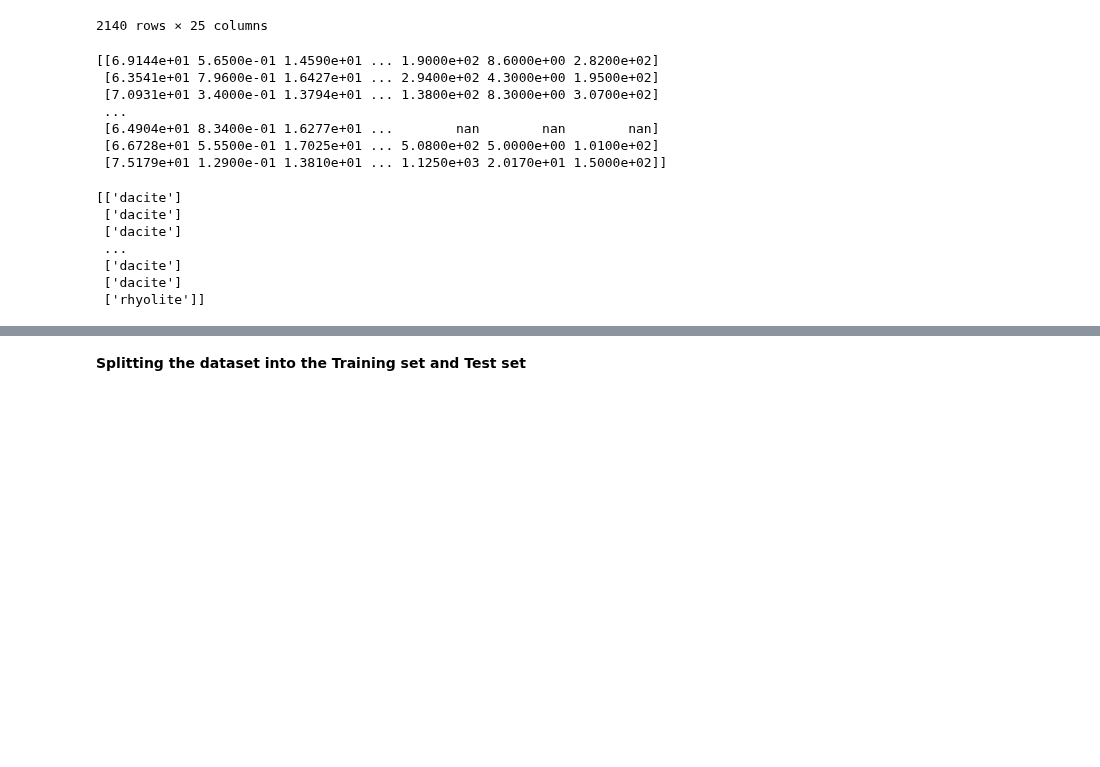
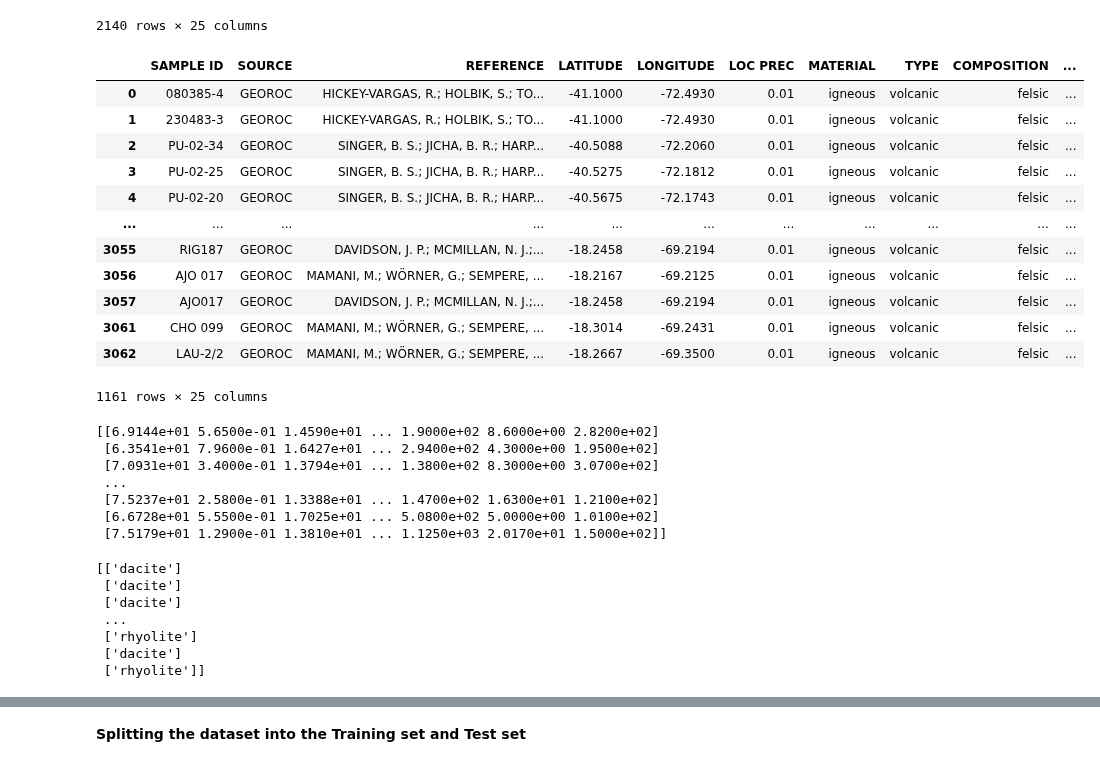
Before and after one commit to DSEI21000-S21/project-clustering-geological-samples, a Jupyter notebook: Project_notebook_final_JatinJain.ipynb, the cells around one changed output, grey strips where cells are left out. Cells and saved outputs as stored; diff of their text form; code cells hidden in the pictures; blank space fills up the shorter version.

```diff
--- a/Project_notebook_final_JatinJain.ipynb
+++ b/Project_notebook_final_JatinJain.ipynb
@@ -204,6 +207,25 @@ datasetpro
 | 3061 | CHO 099 | GEOROC | MAMANI, M.; WÖRNER, G.; SEMPERE, ... | -18.3014 | -69.2431 | 0.01 | igneous | volcanic | felsic | ... |
 | 3062 | LAU-2/2 | GEOROC | MAMANI, M.; WÖRNER, G.; SEMPERE, ... | -18.2667 | -69.3500 | 0.01 | igneous | volcanic | felsic | ... |
 2140 rows × 25 columns
+# %%
+
+datasetpro = datasetpro.dropna()
+#datasetpro = datasetpro.reset_index(drop=True)
+datasetpro
+# %% [output]
+|  | SAMPLE ID | SOURCE | REFERENCE | LATITUDE | LONGITUDE | LOC PREC | MATERIAL | TYPE | COMPOSITION | ... |
+| 0 | 080385-4 | GEOROC | HICKEY-VARGAS, R.; HOLBIK, S.; TO... | -41.1000 | -72.4930 | 0.01 | igneous | volcanic | felsic | ... |
+| 1 | 230483-3 | GEOROC | HICKEY-VARGAS, R.; HOLBIK, S.; TO... | -41.1000 | -72.4930 | 0.01 | igneous | volcanic | felsic | ... |
+| 2 | PU-02-34 | GEOROC | SINGER, B. S.; JICHA, B. R.; HARP... | -40.5088 | -72.2060 | 0.01 | igneous | volcanic | felsic | ... |
+| 3 | PU-02-25 | GEOROC | SINGER, B. S.; JICHA, B. R.; HARP... | -40.5275 | -72.1812 | 0.01 | igneous | volcanic | felsic | ... |
+| 4 | PU-02-20 | GEOROC | SINGER, B. S.; JICHA, B. R.; HARP... | -40.5675 | -72.1743 | 0.01 | igneous | volcanic | felsic | ... |
+| ... | ... | ... | ... | ... | ... | ... | ... | ... | ... | ... |
+| 3055 | RIG187 | GEOROC | DAVIDSON, J. P.; MCMILLAN, N. J.;... | -18.2458 | -69.2194 | 0.01 | igneous | volcanic | felsic | ... |
+| 3056 | AJO 017 | GEOROC | MAMANI, M.; WÖRNER, G.; SEMPERE, ... | -18.2167 | -69.2125 | 0.01 | igneous | volcanic | felsic | ... |
+| 3057 | AJO017 | GEOROC | DAVIDSON, J. P.; MCMILLAN, N. J.;... | -18.2458 | -69.2194 | 0.01 | igneous | volcanic | felsic | ... |
+| 3061 | CHO 099 | GEOROC | MAMANI, M.; WÖRNER, G.; SEMPERE, ... | -18.3014 | -69.2431 | 0.01 | igneous | volcanic | felsic | ... |
+| 3062 | LAU-2/2 | GEOROC | MAMANI, M.; WÖRNER, G.; SEMPERE, ... | -18.2667 | -69.3500 | 0.01 | igneous | volcanic | felsic | ... |
+1161 rows × 25 columns
 # %%
 X = datasetpro.iloc[:, 10:].values
 # %%
@@ -213,7 +235,7 @@ print(X)
  [6.3541e+01 7.9600e-01 1.6427e+01 ... 2.9400e+02 4.3000e+00 1.9500e+02]
  [7.0931e+01 3.4000e-01 1.3794e+01 ... 1.3800e+02 8.3000e+00 3.0700e+02]
  ...
- [6.4904e+01 8.3400e-01 1.6277e+01 ...        nan        nan        nan]
+ [7.5237e+01 2.5800e-01 1.3388e+01 ... 1.4700e+02 1.6300e+01 1.2100e+02]
  [6.6728e+01 5.5500e-01 1.7025e+01 ... 5.0800e+02 5.0000e+00 1.0100e+02]
  [7.5179e+01 1.2900e-01 1.3810e+01 ... 1.1250e+03 2.0170e+01 1.5000e+02]]
 # %%
@@ -225,7 +247,7 @@ print(y)
  ['dacite']
  ['dacite']
  ...
- ['dacite']
+ ['rhyolite']
  ['dacite']
  ['rhyolite']]
 # %%
```
Also changed, not shown: parts of 15 cells of this notebook.
